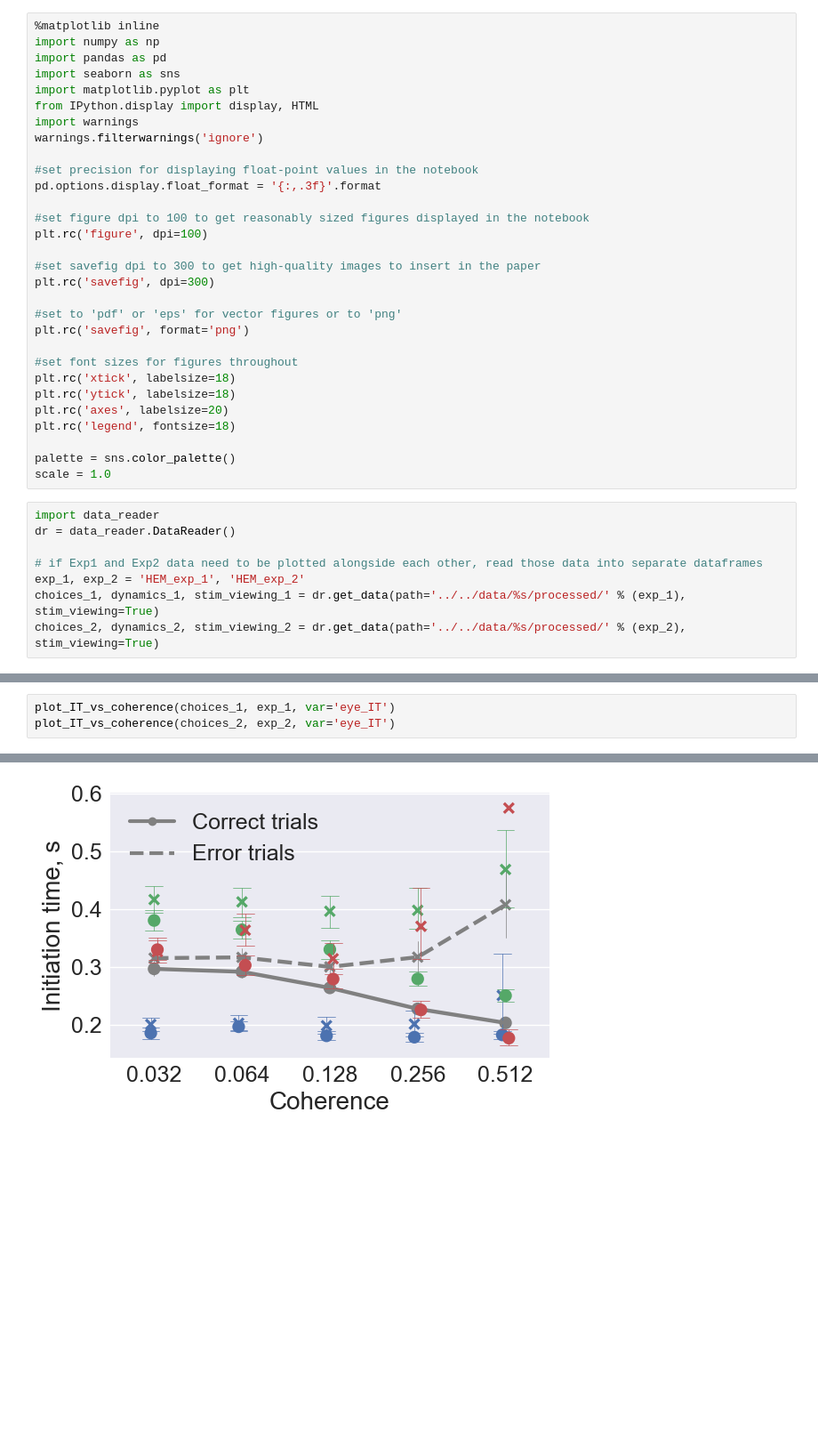
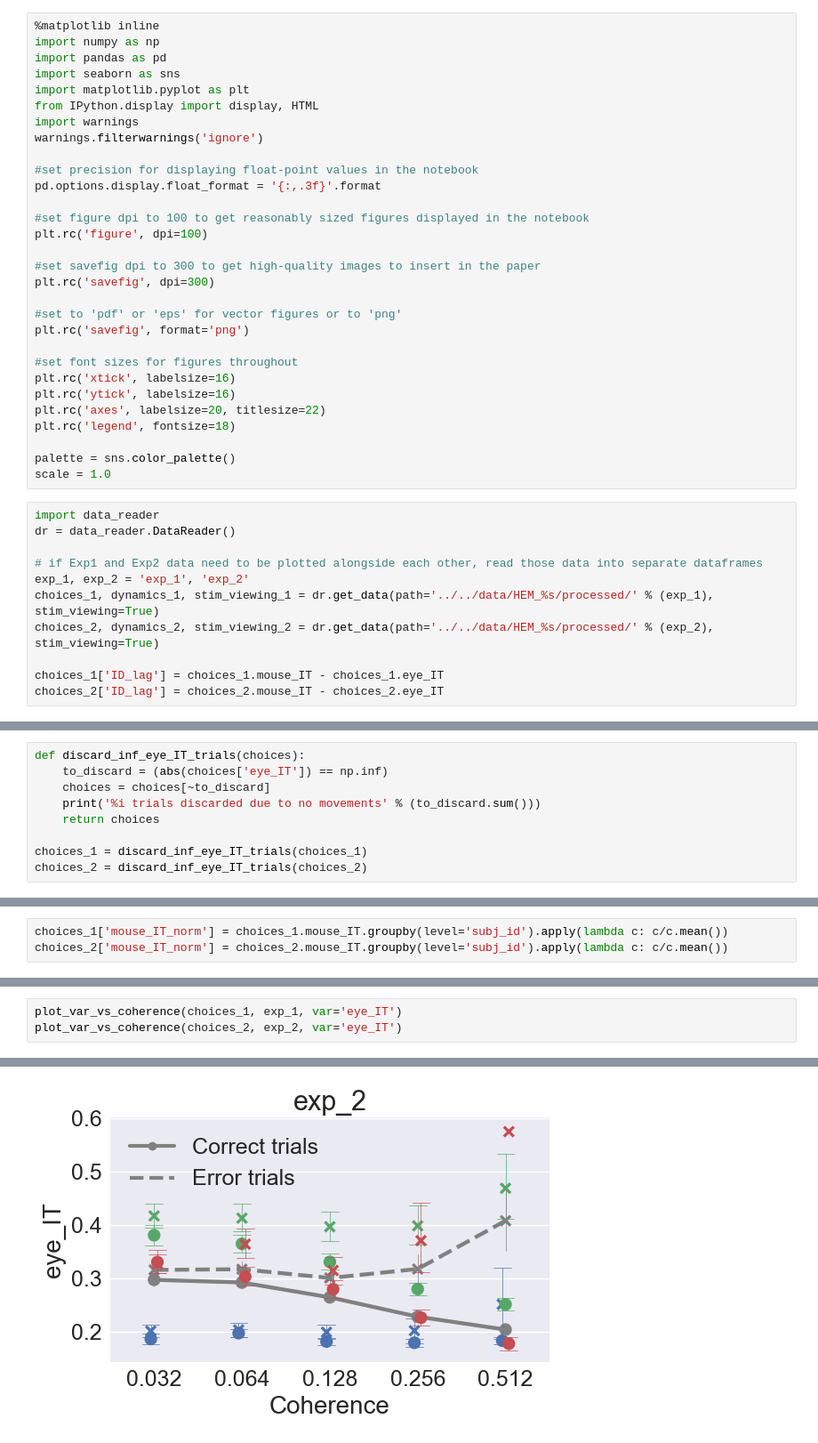
Before and after one commit to cherepaha/eyehandrdk, a Jupyter notebook: initation_times.ipynb, the cells around one changed output, grey strips where cells are left out. Shown at 89% size. Drawn from its saved outputs; the diff is of its cells as text; blank space fills up the shorter version.

```diff
--- a/initation_times.ipynb
+++ b/initation_times.ipynb
@@ -21,9 +35,9 @@ plt.rc('savefig', dpi=300)
 plt.rc('savefig', format='png')
 
 #set font sizes for figures throughout
-plt.rc('xtick', labelsize=18)
-plt.rc('ytick', labelsize=18)
-plt.rc('axes', labelsize=20)
+plt.rc('xtick', labelsize=16)
+plt.rc('ytick', labelsize=16)
+plt.rc('axes', labelsize=20, titlesize=22)
 plt.rc('legend', fontsize=18)
 
 palette = sns.color_palette()
@@ -33,6 +47,9 @@ import data_reader
 dr = data_reader.DataReader()
 
 # if Exp1 and Exp2 data need to be plotted alongside each other, read those data into separate dataframes
-exp_1, exp_2 = 'HEM_exp_1', 'HEM_exp_2'
-choices_1, dynamics_1, stim_viewing_1 = dr.get_data(path='../../data/%s/processed/' % (exp_1), stim_viewing=True)
-choices_2, dynamics_2, stim_viewing_2 = dr.get_data(path='../../data/%s/processed/' % (exp_2), stim_viewing=True)
+exp_1, exp_2 = 'exp_1', 'exp_2'
+choices_1, dynamics_1, stim_viewing_1 = dr.get_data(path='../../data/HEM_%s/processed/' % (exp_1), stim_viewing=True)
+choices_2, dynamics_2, stim_viewing_2 = dr.get_data(path='../../data/HEM_%s/processed/' % (exp_2), stim_viewing=True)
+
+choices_1['ID_lag'] = choices_1.mouse_IT - choices_1.eye_IT
+choices_2['ID_lag'] = choices_2.mouse_IT - choices_2.eye_IT
@@ -38,0 +58,9 @@ choices_2, dynamics_2, stim_viewing_2 = dr.get_data(path='../../data/%s/processe
+# %%
+def discard_inf_eye_IT_trials(choices):
+    to_discard = (abs(choices['eye_IT']) == np.inf)
+    choices = choices[~to_discard]
+    print('%i trials discarded due to no movements' % (to_discard.sum()))
+    return choices
+
+choices_1 = discard_inf_eye_IT_trials(choices_1)
+choices_2 = discard_inf_eye_IT_trials(choices_2)
@@ -92,0 +127,3 @@ plot_IT_vs_coherence(choices_2, exp_2, var='mouse_IT')
+# %%
+choices_1['mouse_IT_norm'] = choices_1.mouse_IT.groupby(level='subj_id').apply(lambda c: c/c.mean())
+choices_2['mouse_IT_norm'] = choices_2.mouse_IT.groupby(level='subj_id').apply(lambda c: c/c.mean())
@@ -93,4 +154,4 @@ plot_IT_vs_coherence(choices_2, exp_2, var='mouse_IT')
 # %%
-plot_IT_vs_coherence(choices_1, exp_1, var='eye_IT')
-plot_IT_vs_coherence(choices_2, exp_2, var='eye_IT')
+plot_var_vs_coherence(choices_1, exp_1, var='eye_IT')
+plot_var_vs_coherence(choices_2, exp_2, var='eye_IT')
 # %% [output]
@@ -100 +159 @@ plot_IT_vs_coherence(choices_2, exp_2, var='eye_IT')
-[figure, old version]
+[figure, new version]
```
Also changed, not shown: parts of 30 cells of this notebook, 2 other files.
